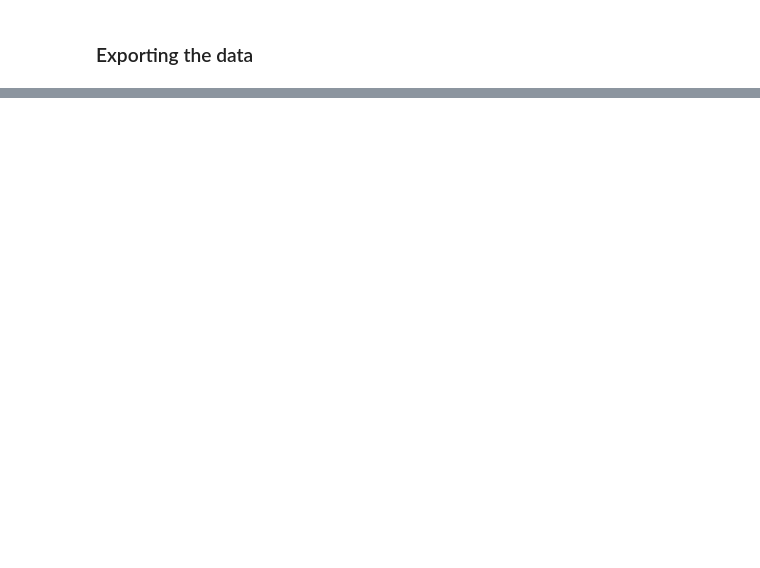
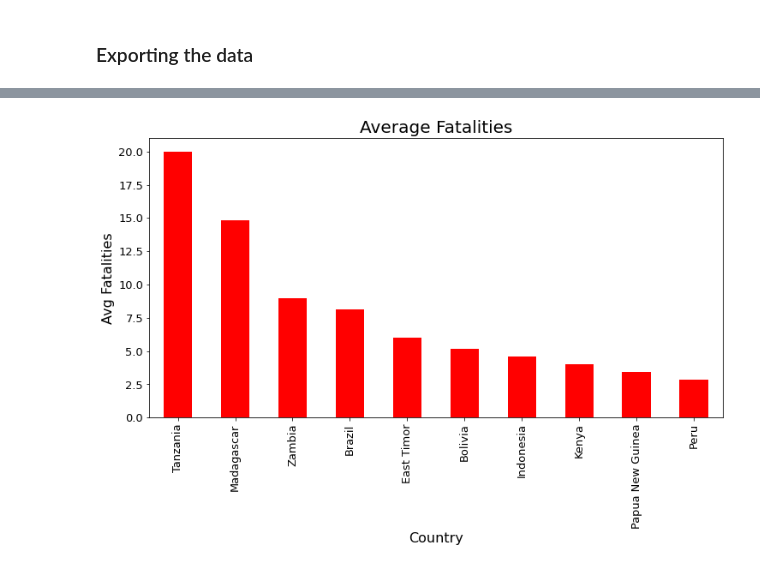
Before and after one commit to katelynnelson38/nasa_api, a Jupyter notebook: landslide_api_eda.ipynb, the cells around one changed output, grey strips where cells are left out. Saved outputs shown, nothing was run; the diff lists cells and outputs as text; code cells hidden in the pictures; blank space fills up the shorter version.

```diff
--- a/landslide_api_eda.ipynb
+++ b/landslide_api_eda.ipynb
@@ -85,0 +233,10 @@ csv.info()
+# %%
+# using pandas
+plt.figure(figsize = (12, 6))
+landslide_df.groupby('country_name')['fatality_count'].mean().sort_values(ascending = False).head(10).plot(kind = 'bar', color = 'red', fontsize = 13)
+plt.title('Average Fatalities', fontsize = 20)
+plt.xlabel('Country', fontsize = 16)
+plt.ylabel('Avg Fatalities', fontsize = 16)
+plt.show()
+# %% [output]
+[figure, added]
```
Also changed, not shown: parts of 35 cells of this notebook.
